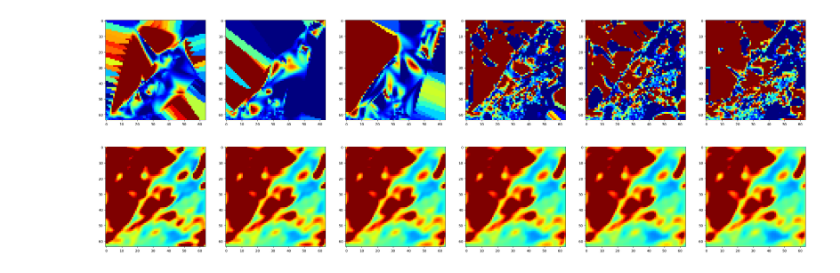
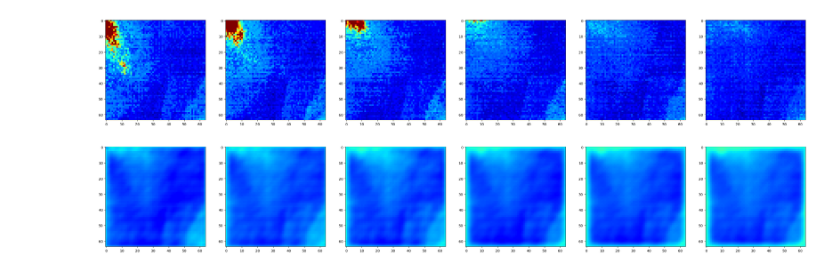
Before and after one commit to jinjunliu/ConvLSTM-PyTorch, a Jupyter notebook: inference_only.ipynb, the cells around one changed output. Cells and saved outputs as stored; diff of their text form; code cells hidden in the pictures.

```diff
--- a/inference_only.ipynb
+++ b/inference_only.ipynb
@@ -49,7 +49,7 @@ class NcDataset(Dataset):
         return self.datas.shape[0] // self.num_frames
 # %%
 data_set = NcDataset(root='./data/',
-                        file_name='saved_aod_20230101_interp_cubic.nc',
+                        file_name='saved_aod_2023003_5_interp_cubic.nc',
                         n_frames_input=6,
                         n_frames_output=6)
 batch_size = 5
@@ -168,22 +164,22 @@ saved batch 95-99
 # %%
 # plot some sample
-to_plot_sample_idx = 4 # define which sample to plot, this will plot the 5th (index=4) sample
+to_plot_sample_idx = 0 # define which sample to plot, this will plot the 1st (index=0) sample
 # load inputs and model predictions
 save_inputs_data = np.load('./data/save_inputs_0-4.npy')
 save_gru_data = np.load('./data/save_outputs_gru_0-4.npy')
 save_lstm_data = np.load('./data/save_outputs_lstm_0-4.npy')
 
 save_inputs_data = save_inputs_data[to_plot_sample_idx*6:(to_plot_sample_idx+1)*6, ...]
 save_gru_data = save_gru_data[to_plot_sample_idx*6:(to_plot_sample_idx+1)*6, ...]
 plot_data = np.concatenate((save_inputs_data, save_gru_data), axis=0)
 
 _, axarr = plt.subplots(2, 6, figsize=(6*6, 2*6))
 for n in range(6):
     plot_img = plot_data[n, ...]
     axarr[0][n].imshow(np.flip(plot_img, axis=0), cmap='jet', vmin=0, vmax=0.2)
     plot_img = plot_data[n+6, ...]
     axarr[1][n].imshow(np.flip(plot_img, axis=0), cmap='jet', vmin=0, vmax=0.2)
 # close the figure
 plt.show()
 # %% [output]
-[figure, old version]
+[figure, new version]
```
Also changed, not shown: parts of 5 cells of this notebook.
